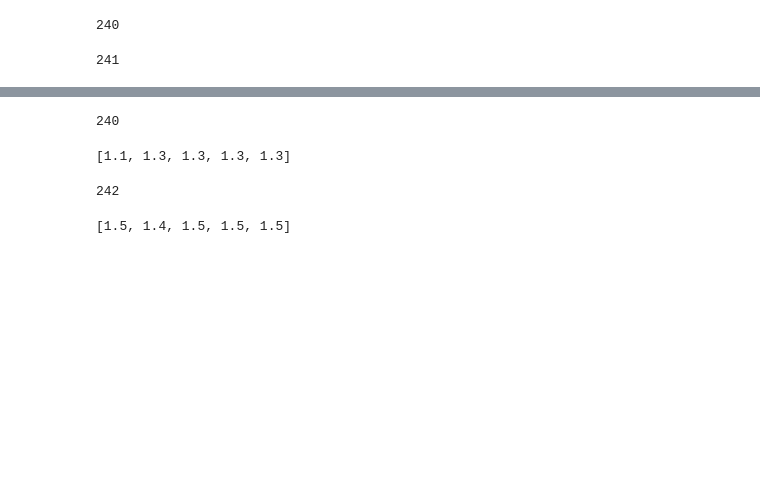
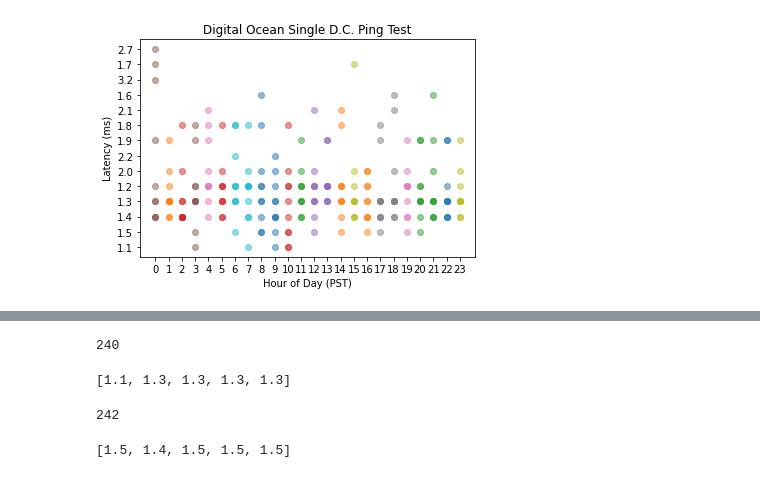
Before and after one commit to yudi-tan/cloud_provider_network_consistency_benchmark, a Jupyter notebook: CS268FTP.ipynb, the cells around one changed output, grey strips where cells are left out. Saved outputs shown, nothing was run; the diff lists cells and outputs as text; code cells hidden in the pictures; blank space fills up the shorter version.

Commit message:
some plots updated

```diff
--- a/CS268FTP.ipynb
+++ b/CS268FTP.ipynb
@@ -34,25 +37,24 @@ gcp_transfer_time = gcp_transfer_time[:240]
-# %%
-len(gcp_transfer_time)
-# %% [output]
-240
-# %%
-path = '/Users/nidhikakulawaram/Downloads/single-datacenter-ftp-test/azure/*.txt' #note C:
-files = glob.glob(path)
-print(len(files))
-
-transferred = []
-bps = []
-
-for name in files:
-    try:
-        with open(name) as f:
-            for line in f:
-                if 'Transferred:' in line:
-                    transferred.append(line)
-                if 'Bytes per second:' in line:
-                    bps.append(line)
-    except IOError as exc: #Not sure what error this is
-        if exc.errno != errno.EISDIR:
-            raise
-# %% [output]
-241
+# %%
+def create_ping_scatter_plot(latencies_dict, cloud_provider, is_wan=False):
+#     if is_wan:
+#         for i in range(1,8):
+#             y = latencies_dict[i]
+#             plt.scatter([i] * len(y), y)
+#         plt.xlabel("Hour of Day (CST)")
+#         plt.title("{} WAN Ping Test".format(cloud_provider))
+#         plt.xticks(range(1, 8, 1))
+#     else:
+    for xe, ye in zip(latencies_dict.keys(), latencies_dict.values()):
+        plt.scatter([xe] * len(ye), ye, alpha = 0.5)
+        plt.xlabel("Hour of Day (PST)")
+        plt.title("{} Single D.C. Ping Test".format(cloud_provider))
+        plt.xticks(range(0, 24, 1))
+    #plt.yticks(np.arange(0, 1,0.1))
+    plt.ylabel("Latency (ms)")
+    plt.show()
+    return
+# %%
+do_latency, do_throughput  = get_dict('digital-ocean')
+create_ping_scatter_plot(do_latency, 'Digital Ocean')
+# %% [output]
+[figure, added]
```
Also changed, not shown: parts of 6 cells of this notebook, 1 other file.
